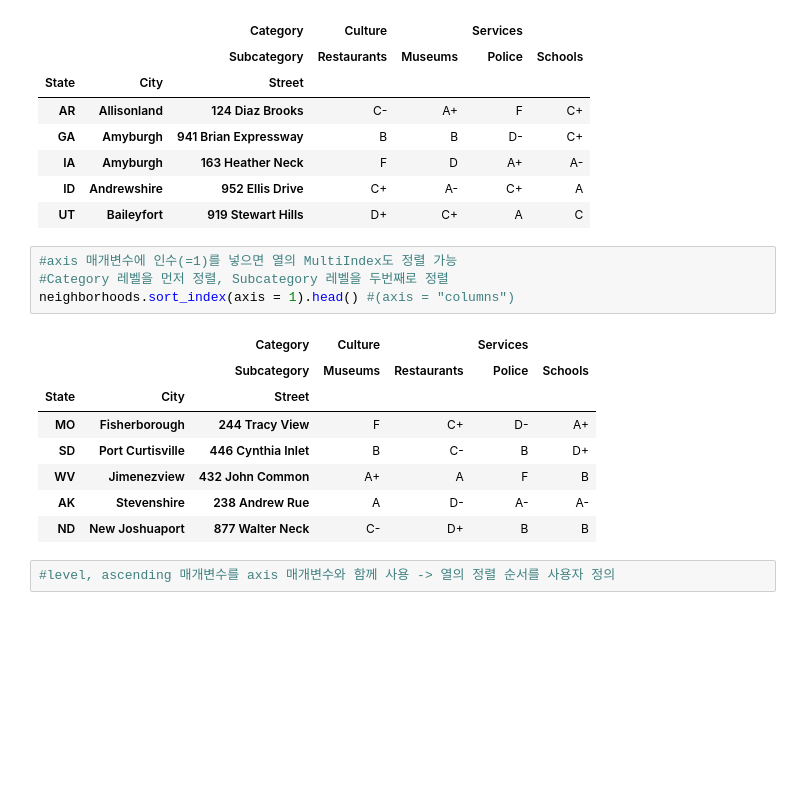
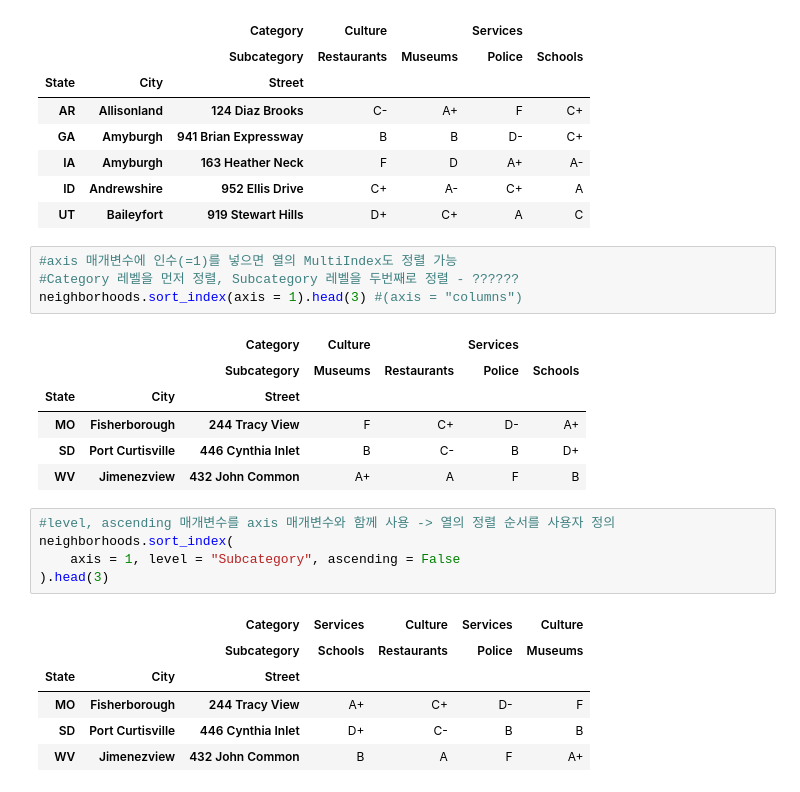
Before and after one commit to hello-kitsch/hello-kitsch.github.io, a Jupyter notebook: pandas_in_action/pandas_in_action_7_MultiIndex_DataFrame.ipynb, the cells around one changed output. Cells and saved outputs as stored; diff of their text form; blank space fills up the shorter version.

```diff
--- a/pandas_in_action/pandas_in_action_7_MultiIndex_DataFrame.ipynb
+++ b/pandas_in_action/pandas_in_action_7_MultiIndex_DataFrame.ipynb
@@ -340,16 +340,24 @@ neighborhoods.sort_index(
 | UT | Baileyfort | 919 Stewart Hills | D+ | C+ | A | C |
 # %%
 #axis 매개변수에 인수(=1)를 넣으면 열의 MultiIndex도 정렬 가능
-#Category 레벨을 먼저 정렬, Subcategory 레벨을 두번째로 정렬
-neighborhoods.sort_index(axis = 1).head() #(axis = "columns")
+#Category 레벨을 먼저 정렬, Subcategory 레벨을 두번째로 정렬 - ??????
+neighborhoods.sort_index(axis = 1).head(3) #(axis = "columns")
 # %% [output]
 |  |  | Category | Culture |  | Services |  |
 |  |  | Subcategory | Museums | Restaurants | Police | Schools |
 | State | City | Street |  |  |  |  |
 | MO | Fisherborough | 244 Tracy View | F | C+ | D- | A+ |
 | SD | Port Curtisville | 446 Cynthia Inlet | B | C- | B | D+ |
 | WV | Jimenezview | 432 John Common | A+ | A | F | B |
-| AK | Stevenshire | 238 Andrew Rue | A | D- | A- | A- |
-| ND | New Joshuaport | 877 Walter Neck | C- | D+ | B | B |
 # %%
 #level, ascending 매개변수를 axis 매개변수와 함께 사용 -> 열의 정렬 순서를 사용자 정의
+neighborhoods.sort_index(
+    axis = 1, level = "Subcategory", ascending = False
+).head(3)
+# %% [output]
+|  |  | Category | Services | Culture | Services | Culture |
+|  |  | Subcategory | Schools | Restaurants | Police | Museums |
+| State | City | Street |  |  |  |  |
+| MO | Fisherborough | 244 Tracy View | A+ | C+ | D- | F |
+| SD | Port Curtisville | 446 Cynthia Inlet | D+ | C- | B | B |
+| WV | Jimenezview | 432 John Common | B | A | F | A+ |
```
Also changed, not shown: parts of 66 cells of this notebook, 30 other files.
